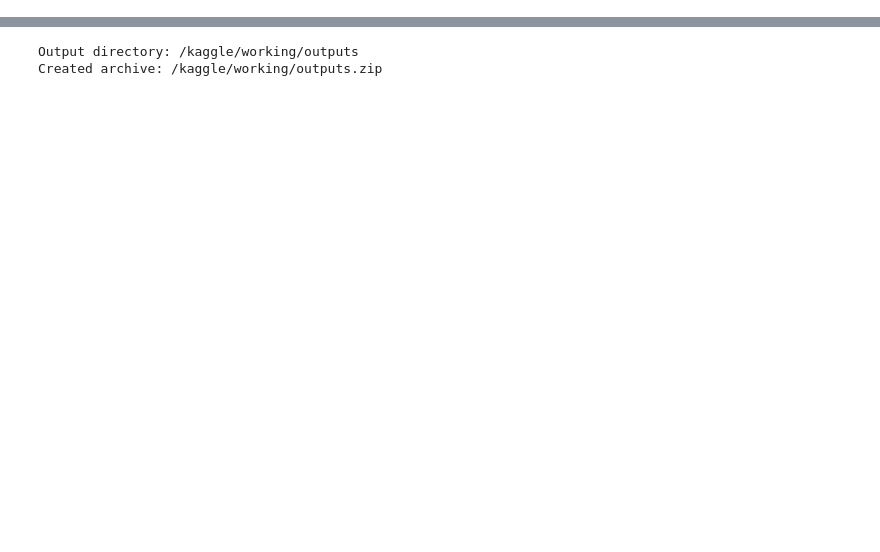
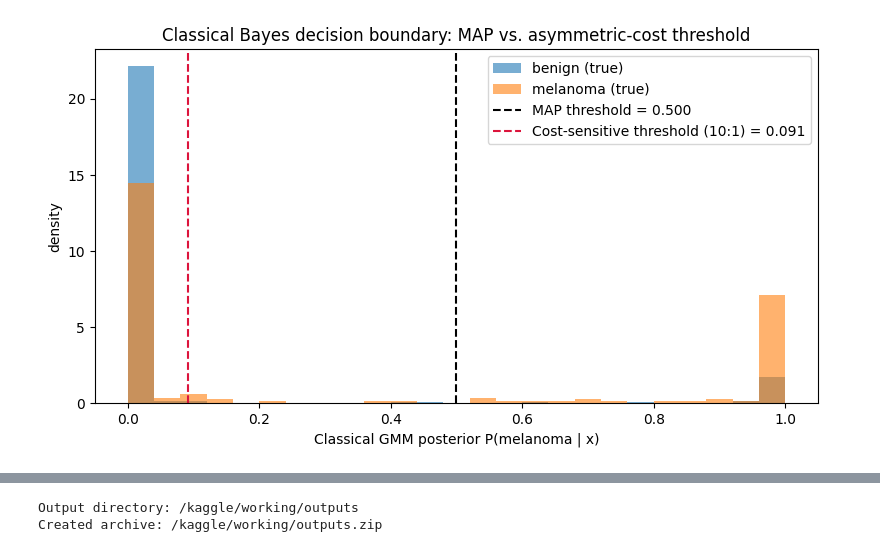
Before and after one commit to devWhyqueue/skin-lesion-triage, a Jupyter notebook: experiments/skin-lesion-triage.ipynb, the cells around one changed output, grey strips where cells are left out. Drawn from its saved outputs; the diff is of its cells as text; code cells hidden in the pictures; blank space fills up the shorter version.

```diff
--- a/experiments/skin-lesion-triage.ipynb
+++ b/experiments/skin-lesion-triage.ipynb
@@ -689,26 +0,0 @@ plt.show()
-# %%
-# Save a small grid of real validation lesions to make the dataset tangible in the report.
-example_specs = [
-    ("low-risk benign", predictions_df.sort_values("prob_melanoma").query("target == 0").head(1)),
-    ("urgent melanoma", predictions_df.sort_values("prob_melanoma", ascending=False).query("target == 1").head(1)),
-    ("near 10:1 threshold", predictions_df.iloc[(predictions_df["prob_melanoma"] - (1 / 11)).abs().argsort()].head(1)),
-    ("high uncertainty", predictions_df.sort_values("mutual_information", ascending=False).head(1)),
-]
-
-fig, axes = plt.subplots(1, len(example_specs), figsize=(12, 3.2))
-path_lookup = val_df.set_index("image_id")["image_path"].to_dict()
-
-for ax, (role, frame) in zip(axes, example_specs):
-    row = frame.iloc[0]
-    image = Image.open(path_lookup[row["image_id"]]).convert("RGB")
-    ax.imshow(image)
-    ax.axis("off")
-    ax.set_title(
-        f"{role}\n{row['image_id']} / {row['dx']}\n"
-        f"p={row['prob_melanoma']:.3f}, MI={row['mutual_information']:.3f}",
-        fontsize=9,
-    )
-
-plt.tight_layout()
-plt.savefig(OUTPUT_DIR / "example_lesions_grid.png", dpi=180)
-plt.show()
@@ -863,0 +363,21 @@ Download the `outputs/` folder from Kaggle and copy it back into `experiments/ou
+# %%
+# Visualize the Bayes decision boundary: per-class posterior histograms with the MAP and
+# asymmetric-cost thresholds overlaid.
+tau_map = 0.5
+tau_cost = FP_COST / (FP_COST + FN_COST)
+
+fig, ax = plt.subplots(figsize=(8, 4.5))
+ax.hist(gmm_probs_test[y_test_gmm == 0], bins=25, alpha=0.6, density=True, label="benign (true)")
+ax.hist(gmm_probs_test[y_test_gmm == 1], bins=25, alpha=0.6, density=True, label="melanoma (true)")
+ax.axvline(tau_map, color="black", linestyle="--", label=f"MAP threshold = {tau_map:.3f}")
+ax.axvline(tau_cost, color="crimson", linestyle="--",
+           label=f"Cost-sensitive threshold ({FN_COST}:{FP_COST}) = {tau_cost:.3f}")
+ax.set_xlabel("Classical GMM posterior P(melanoma | x)")
+ax.set_ylabel("density")
+ax.set_title("Classical Bayes decision boundary: MAP vs. asymmetric-cost threshold")
+ax.legend()
+plt.tight_layout()
+plt.savefig(OUTPUT_DIR / "bayes_decision_boundary.png", dpi=160)
+plt.show()
+# %% [output]
+[figure, added]
```
Also changed, not shown: parts of 70 cells of this notebook.
